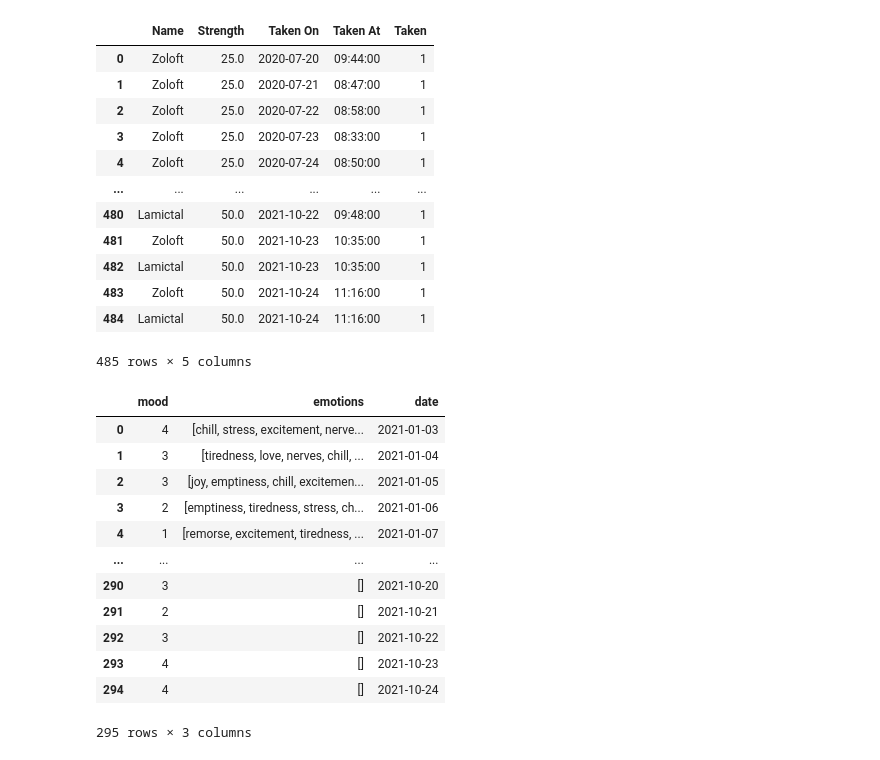
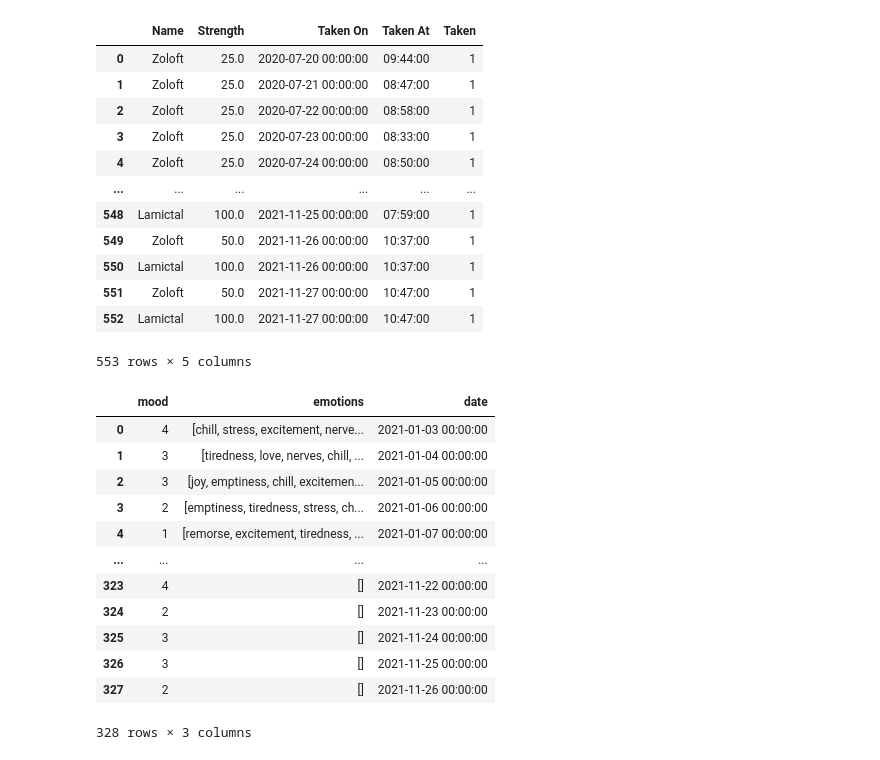
Before and after one commit to hainesdata/PersonalMHealthAnalysis, a Jupyter notebook: health.ipynb, the cells around one changed output. Cells and saved outputs as stored; diff of their text form; code cells hidden in the pictures.

Commit message:
Updated data and added more analyses

```diff
--- a/health.ipynb
+++ b/health.ipynb
@@ -1,59 +1,61 @@
 # %%
+import datetime
+
 import pandas as pd
 from datetime import datetime
 
 # Load raw medication data from Round
-round_raw = pd.read_csv('data/Round Health 2021-10-24-21-47.csv')
+round_raw = pd.read_csv('data/Round Health 2021-11-27-21-34.csv')
 
 # Clean round_raw
 round_wrk = round_raw.copy()
 # Remove irrelevant columns
 round_wrk = round_wrk.drop(columns=['Start time', 'End time', 'Quantity', 'Timezone', 'Date'])
 
 # Standardize strength values
 round_wrk.Strength = round_wrk.Strength.replace('Lamotrigine', '', regex=True)
 round_wrk.Strength = round_wrk.Strength.replace('mg', '', regex=True)
 round_wrk.Strength = [float(x) for x in round_wrk.Strength]
 
 # Convert dates from str to date
-round_wrk['Taken On'] = [datetime.strptime(x, '%Y-%m-%d').date() if x != '--' else datetime.strptime('0001-01-01', '%Y-%m-%d').date() for x in round_wrk['Taken On']]
+round_wrk['Taken On'] = [datetime.strptime(x, '%Y-%m-%d') if x != '--' else datetime.strptime('0001-01-01', '%Y-%m-%d') for x in round_wrk['Taken On']]
 round_wrk['Taken'] = [0 if x == '--' else 1 for x in round_wrk['Taken At']]
 round_wrk['Taken At'] = [datetime.strptime(x, '%I:%M %p').time() if x != '--' else datetime.strptime('01:00 AM', '%I:%M %p').time() for x in round_wrk['Taken At']]
 round_wrk
 # %% [output]
 |  | Name | Strength | Taken On | Taken At | Taken |
-| 0 | Zoloft | 25.0 | 2020-07-20 | 09:44:00 | 1 |
-| 1 | Zoloft | 25.0 | 2020-07-21 | 08:47:00 | 1 |
-| 2 | Zoloft | 25.0 | 2020-07-22 | 08:58:00 | 1 |
-| 3 | Zoloft | 25.0 | 2020-07-23 | 08:33:00 | 1 |
-| 4 | Zoloft | 25.0 | 2020-07-24 | 08:50:00 | 1 |
+| 0 | Zoloft | 25.0 | 2020-07-20 00:00:00 | 09:44:00 | 1 |
+| 1 | Zoloft | 25.0 | 2020-07-21 00:00:00 | 08:47:00 | 1 |
+| 2 | Zoloft | 25.0 | 2020-07-22 00:00:00 | 08:58:00 | 1 |
+| 3 | Zoloft | 25.0 | 2020-07-23 00:00:00 | 08:33:00 | 1 |
+| 4 | Zoloft | 25.0 | 2020-07-24 00:00:00 | 08:50:00 | 1 |
 | ... | ... | ... | ... | ... | ... |
-| 480 | Lamictal | 50.0 | 2021-10-22 | 09:48:00 | 1 |
-| 481 | Zoloft | 50.0 | 2021-10-23 | 10:35:00 | 1 |
-| 482 | Lamictal | 50.0 | 2021-10-23 | 10:35:00 | 1 |
-| 483 | Zoloft | 50.0 | 2021-10-24 | 11:16:00 | 1 |
-| 484 | Lamictal | 50.0 | 2021-10-24 | 11:16:00 | 1 |
+| 548 | Lamictal | 100.0 | 2021-11-25 00:00:00 | 07:59:00 | 1 |
+| 549 | Zoloft | 50.0 | 2021-11-26 00:00:00 | 10:37:00 | 1 |
+| 550 | Lamictal | 100.0 | 2021-11-26 00:00:00 | 10:37:00 | 1 |
+| 551 | Zoloft | 50.0 | 2021-11-27 00:00:00 | 10:47:00 | 1 |
+| 552 | Lamictal | 100.0 | 2021-11-27 00:00:00 | 10:47:00 | 1 |
-485 rows × 5 columns
+553 rows × 5 columns
 # %%
 # Load mood data from Pixels
-pixels_raw = pd.read_json('data/PixelsExport_2021-10-24.json')
+pixels_raw = pd.read_json('data/PixelsExport_2021-11-27.json')
 
 # Remove columns
 pixels_wrk = pixels_raw.copy()
 pixels_wrk = pixels_wrk.drop(columns=['notes'])
-pixels_wrk['date'] = [x.date() for x in pixels_wrk.date]
+pixels_wrk['date'] = [str(x) for x in pixels_wrk.date]
 pixels_wrk
 # %% [output]
 |  | mood | emotions | date |
-| 0 | 4 | [chill, stress, excitement, nerve... | 2021-01-03 |
-| 1 | 3 | [tiredness, love, nerves, chill, ... | 2021-01-04 |
-| 2 | 3 | [joy, emptiness, chill, excitemen... | 2021-01-05 |
-| 3 | 2 | [emptiness, tiredness, stress, ch... | 2021-01-06 |
-| 4 | 1 | [remorse, excitement, tiredness, ... | 2021-01-07 |
+| 0 | 4 | [chill, stress, excitement, nerve... | 2021-01-03 00:00:00 |
+| 1 | 3 | [tiredness, love, nerves, chill, ... | 2021-01-04 00:00:00 |
+| 2 | 3 | [joy, emptiness, chill, excitemen... | 2021-01-05 00:00:00 |
+| 3 | 2 | [emptiness, tiredness, stress, ch... | 2021-01-06 00:00:00 |
+| 4 | 1 | [remorse, excitement, tiredness, ... | 2021-01-07 00:00:00 |
 | ... | ... | ... | ... |
-| 290 | 3 | [] | 2021-10-20 |
-| 291 | 2 | [] | 2021-10-21 |
-| 292 | 3 | [] | 2021-10-22 |
-| 293 | 4 | [] | 2021-10-23 |
-| 294 | 4 | [] | 2021-10-24 |
+| 323 | 4 | [] | 2021-11-22 00:00:00 |
+| 324 | 2 | [] | 2021-11-23 00:00:00 |
+| 325 | 3 | [] | 2021-11-24 00:00:00 |
+| 326 | 3 | [] | 2021-11-25 00:00:00 |
+| 327 | 2 | [] | 2021-11-26 00:00:00 |
-295 rows × 3 columns
+328 rows × 3 columns
```
Also changed, not shown: parts of 22 cells of this notebook, 2 other files.
